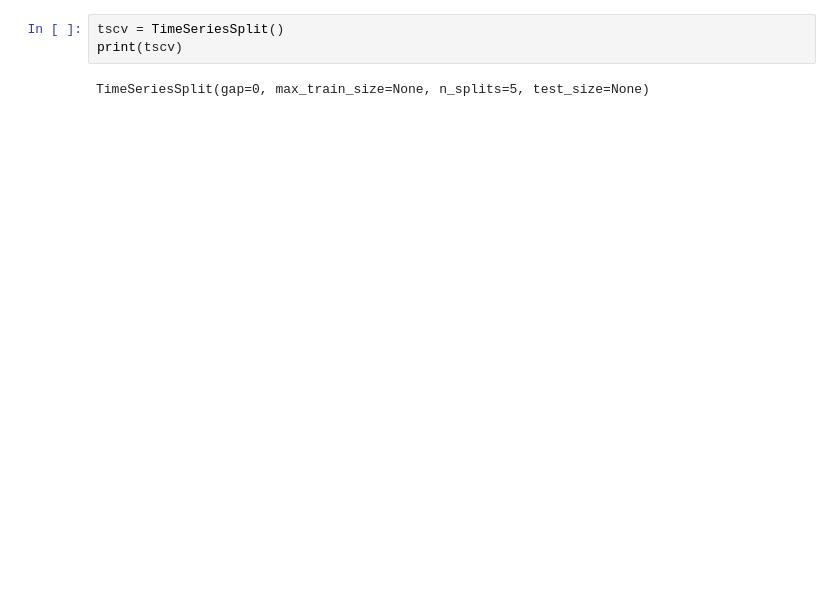
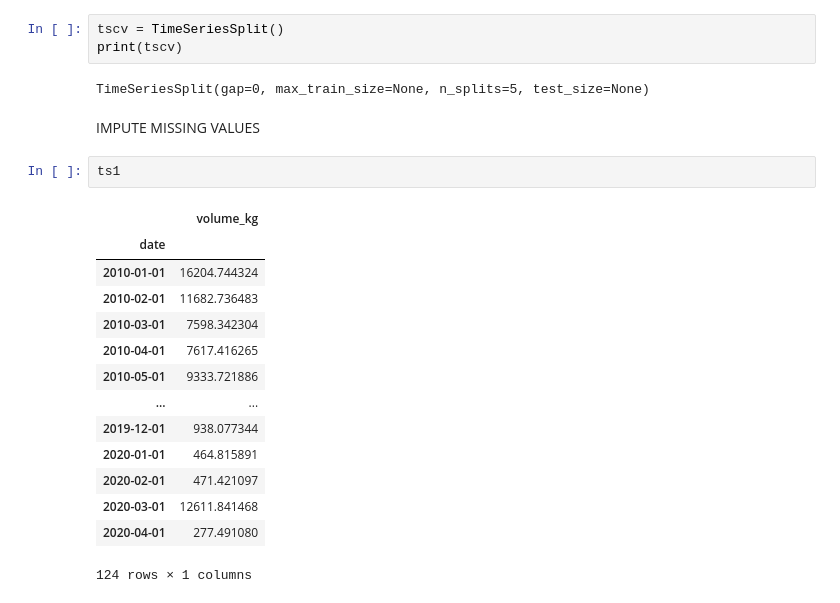
Before and after one commit to gianluca-24/training-camp-KPMG, a Jupyter notebook: leruotebucate.ipynb, the cells around one changed output. Drawn from its saved outputs; the diff is of its cells as text; blank space fills up the shorter version.

Commit message:
impute

```diff
--- a/leruotebucate.ipynb
+++ b/leruotebucate.ipynb
@@ -239,3 +250,22 @@ tscv = TimeSeriesSplit()
 print(tscv)
 # %% [output]
 TimeSeriesSplit(gap=0, max_train_size=None, n_splits=5, test_size=None)
+# %% [markdown]
+IMPUTE MISSING VALUES
+# %%
+ts1
+# %% [output]
+|  | volume_kg |
+| date |  |
+| 2010-01-01 | 16204.744324 |
+| 2010-02-01 | 11682.736483 |
+| 2010-03-01 | 7598.342304 |
+| 2010-04-01 | 7617.416265 |
+| 2010-05-01 | 9333.721886 |
+| ... | ... |
+| 2019-12-01 | 938.077344 |
+| 2020-01-01 | 464.815891 |
+| 2020-02-01 | 471.421097 |
+| 2020-03-01 | 12611.841468 |
+| 2020-04-01 | 277.491080 |
+124 rows × 1 columns
```
Also changed, not shown: parts of 13 cells of this notebook.
